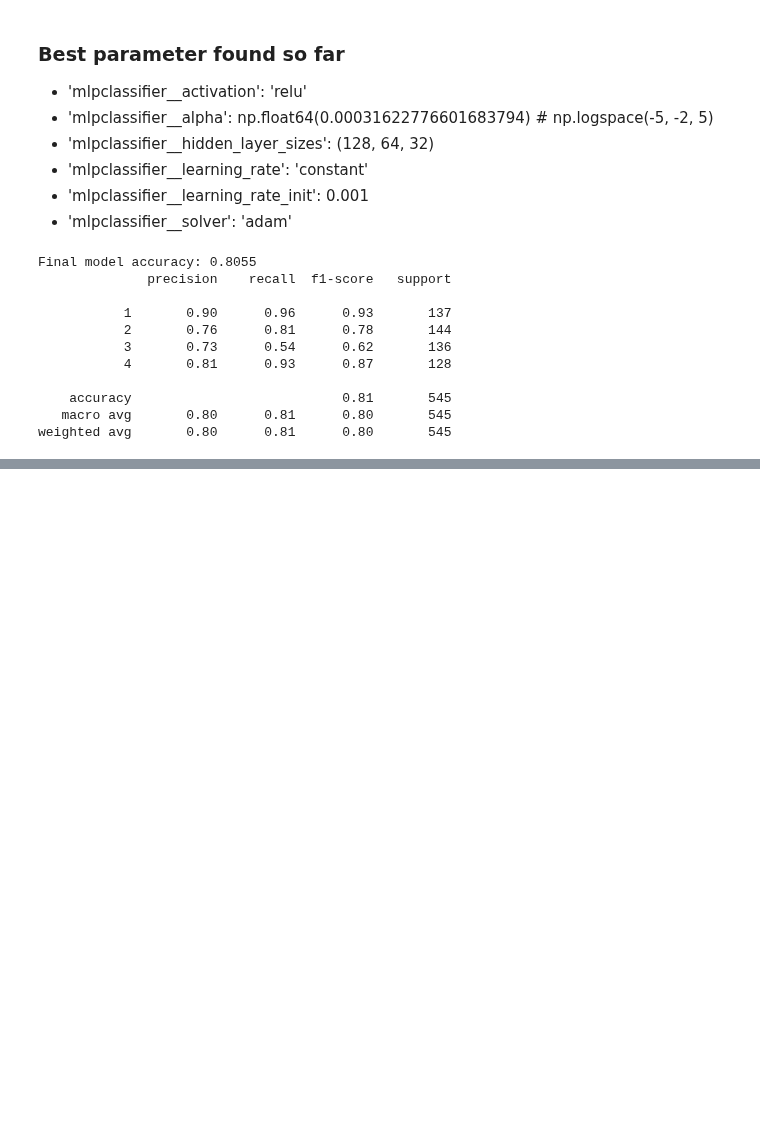
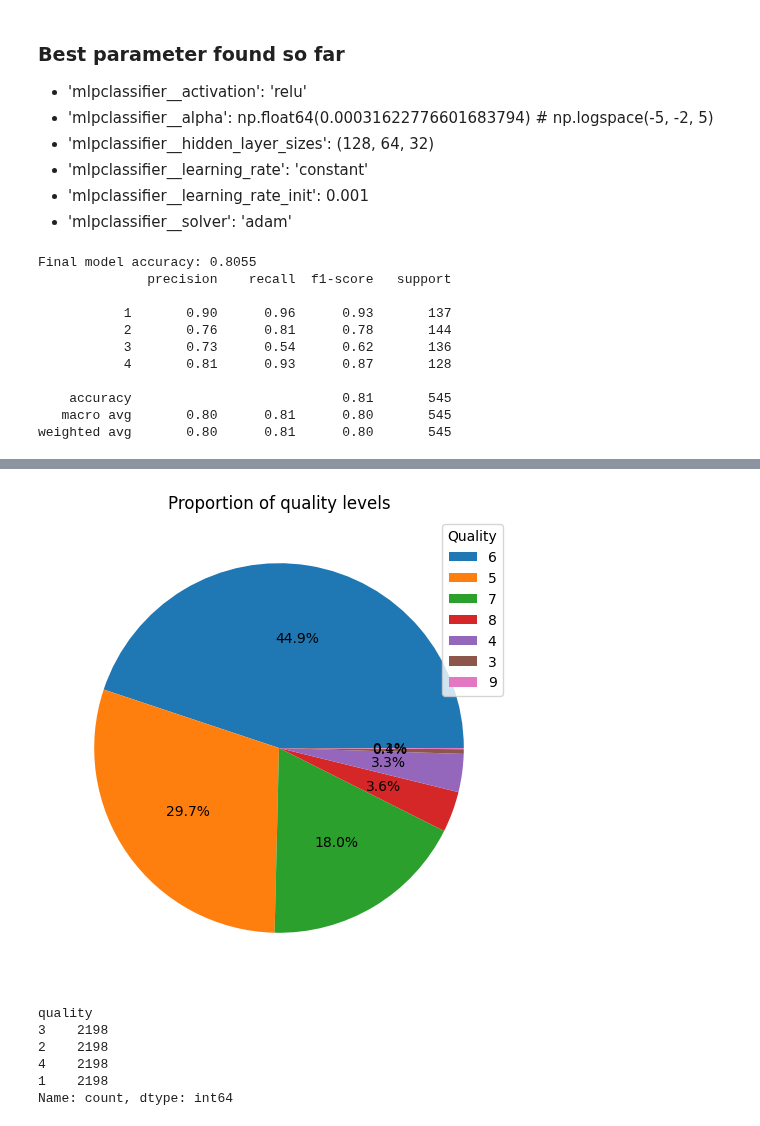
Before and after one commit to maryluuuu/Data-Analytics-Challenge, a Jupyter notebook: final/4.BONUS_separated_dataset_0.80.ipynb, the cells around one changed output, grey strips where cells are left out. Saved outputs shown, nothing was run; the diff lists cells and outputs as text; code cells hidden in the pictures; blank space fills up the shorter version.

Commit message:
Added valutation for white dataset and added more metrics to evaluate the final model

```diff
--- a/final/4.BONUS_separated_dataset_0.80.ipynb
+++ b/final/4.BONUS_separated_dataset_0.80.ipynb
@@ -390,0 +394,3 @@ weighted avg       0.80      0.81      0.80       545
+# %%
+df_white = pd.read_csv(f'{resource_folder}/winequality-white.csv', sep=';')
+df_white
@@ -390,0 +411,10 @@ weighted avg       0.80      0.81      0.80       545
+# %%
+y = df_white['quality']
+count = y.value_counts()
+plt.figure(figsize=(10, 6))
+plt.pie(count, labels=None, autopct='%1.1f%%')
+plt.title('Proportion of quality levels')
+plt.legend(labels=count.index, title="Quality", loc="best")
+plt.show()
+# %% [output]
+[figure, added]
@@ -390,0 +428,18 @@ weighted avg       0.80      0.81      0.80       545
+# %%
+# Use smote to balance the dataset
+X = df_white.drop('quality', axis=1)
+y = df_white['quality']
+smote = SMOTE(random_state=42)
+X_resampled, y_resampled = smote.fit_resample(X, y)
+X_resampled = pd.DataFrame(X_resampled, columns=X.columns)
+y_resampled = pd.Series(y_resampled, name='quality')
+
+df_red = pd.concat([X_resampled, y_resampled], axis=1)
+df_red['quality'].value_counts()
+# %% [output]
+quality
+3    2198
+2    2198
+4    2198
+1    2198
+Name: count, dtype: int64
```
Also changed, not shown: parts of 16 cells of this notebook, 2 other files.
